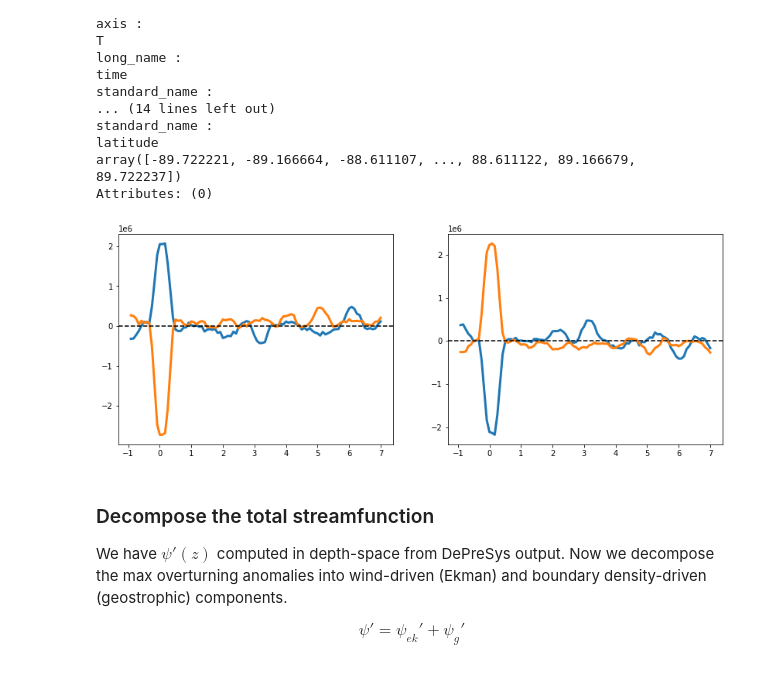
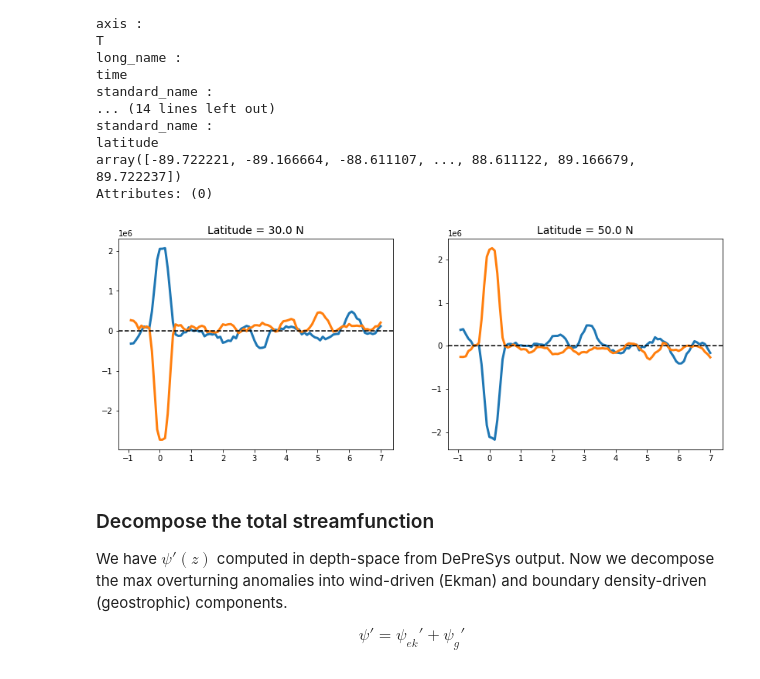
Before and after one commit to hmkhatri/AMOC_Variability_DePreSys_MET, a Jupyter notebook: Notebooks/Quick_Checks/12_Overturning_Ekman.ipynb, the cells around one changed output. Drawn from its saved outputs; the diff is of its cells as text; code cells hidden in the pictures.

```diff
--- a/Notebooks/Quick_Checks/12_Overturning_Ekman.ipynb
+++ b/Notebooks/Quick_Checks/12_Overturning_Ekman.ipynb
@@ -127,8 +127,8 @@ RHO_0 = 1035.0
 
 tauu_NAOp['dx'] = (np.mean(tauu_NAOp['lon'].diff('lon')) *
                    np.cos(tauu_NAOp['lat'] * np.pi / 180.) * (2 * np.pi * RAD_EARTH / 360.))
-#tauu_NAOn['dx'] = (np.mean(tauu_NAOn['lon'].diff('lon')) *
-#                   np.cos(tauu_NAOn['lat'] * np.pi / 180.) * (2 * np.pi * RAD_EARTH / 360.))
+tauu_NAOn['dx'] = (np.mean(tauu_NAOn['lon'].diff('lon')) *
+                   np.cos(tauu_NAOn['lat'] * np.pi / 180.) * (2 * np.pi * RAD_EARTH / 360.))
 # %%
 OMEGA = 2*np.pi / (24*3600.)
 
@@ -136,9 +136,9 @@ int_tau = ((tauu_NAOp['tauu'] * tauu_NAOp['dx']).where(mask_NA==0)).sum('lon')
 f = 2 * OMEGA * np.sin(tauu_NAOp['lat'] * np.pi/180.)
 tauu_NAOp['psi_ek'] =  - int_tau / (f * RHO_0)
 
-#int_tau = ((tauu_NAOn['tauu'] * tauu_NAOn['dx']).where(mask_NA==0)).sum('lon')
-#f = 2 * OMEGA * np.sin(tauu_NAOp['lat'] * np.pi/180.)
-#tauu_NAOn['psi_ek'] =  - int_tau / (f * RHO_0)
+int_tau = ((tauu_NAOn['tauu'] * tauu_NAOn['dx']).where(mask_NA==0)).sum('lon')
+f = 2 * OMEGA * np.sin(tauu_NAOp['lat'] * np.pi/180.)
+tauu_NAOn['psi_ek'] =  - int_tau / (f * RHO_0)
 # %%
 tauu_NAOp['psi_ek']
 # %% [output]
@@ -169,27 +169,30 @@ Attributes: (0)
 # %%
 lat_list = [30., 50.]
 
 fig = plt.figure(figsize=[14,5])
 
 i=1
 for lat in lat_list:
 
     plt.subplot(1,2,i)
     tmp = tauu_NAOp['psi_ek'].sel(lat=lat, method='nearest')
     tmp = tmp.rolling(time=6, center=True).mean('time')
 
     plt.plot(np.arange(0+10,len(tmp.time)+10) / 12 - 2, tmp, lw=3.)
 
     tmp = tauu_NAOn['psi_ek'].sel(lat=lat, method='nearest')
     tmp = tmp.rolling(time=6, center=True).mean('time')
 
     plt.plot(np.arange(0+10,len(tmp.time)+10) / 12 - 2, tmp, lw=3.)
 
     plt.axhline(y=0., ls='--', color='k')
 
+    titl = 'Latitude = ' + str(lat) + ' N'
+    plt.title(titl, fontsize=14)
+
     i=i+1
 # %% [output]
-[figure, old version]
+[figure, new version]
 # %% [markdown]
 ### Decompose the total streamfunction
 
```
Also changed, not shown: parts of 4 cells of this notebook, 17 other files.
